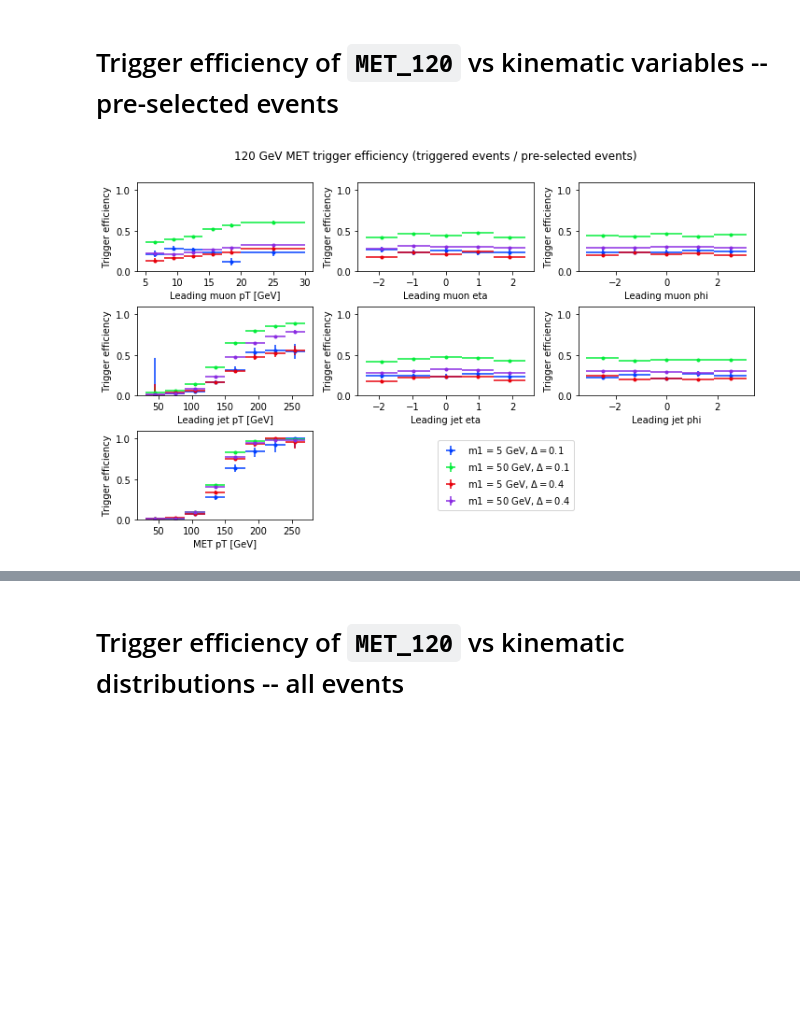
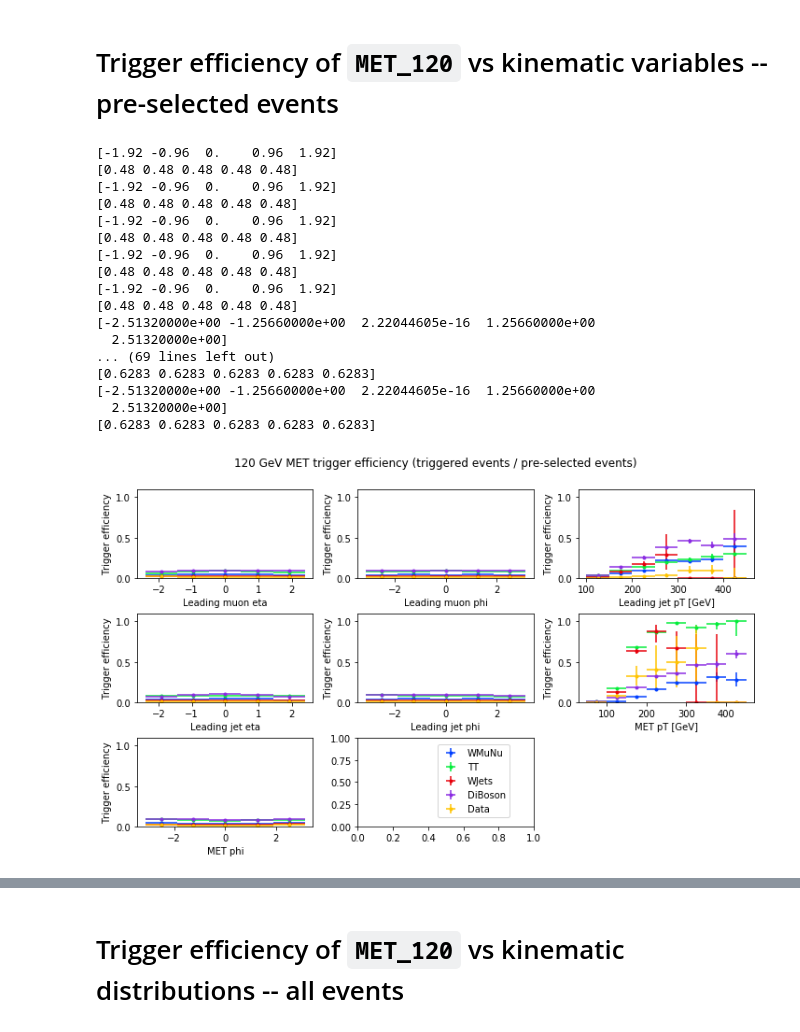
Before and after one commit to afrankenthal/iDM-analysis-plotting, a Jupyter notebook: MetTriggerEffStudies.ipynb, the cells around one changed output, grey strips where cells are left out. Cells and saved outputs as stored; diff of their text form; code cells hidden in the pictures; blank space fills up the shorter version.

```diff
--- a/MetTriggerEffStudies.ipynb
+++ b/MetTriggerEffStudies.ipynb
@@ -163,0 +312,11 @@ samples = {
+# %%
+#MAX_FILES_LIST=50
+for sample, objs in samples.items():
+    for dirs in objs['dir']:
+        print(dirs)
+    #dirs = objs['dir']
+        status, listing = xrdfs.dirlist(f'{basedir}/{dirs}', DirListFlags.STAT)
+        #print(listing)
+        for file in listing:
+            if '.root' in file.name:
+                samples[sample]['filename'].append(f'{redirector}/{basedir}/{dirs}/{file.name}')
@@ -274,7 +508,7 @@ fig, axes = plt.subplots(3,3, figsize=(10,6))
 fig.suptitle('120 GeV MET trigger efficiency (triggered events / pre-selected events)')
 plt.tight_layout(h_pad=2.0)
 fig.subplots_adjust(top=0.90)
-axes[2,1].axis('off')
+#axes[2,1].axis('off')
 axes[2,2].axis('off')
 
 for index, (column, properties) in enumerate(eff_plots.items()):
@@ -282,40 +516,71 @@ for index, (column, properties) in enumerate(eff_plots.items()):
 
     bin_edges = properties['axis']
 
     for sample, objs in samples.items():
-
+        #if objs['label'] is not 'WJets':
+        #    continue
+        df = samples[sample]['enrich'].groupby('entry').nth(0)
         if 'h0' in locals():
             del h0,h1
 
         h0 = ROOT.TH1F(f'h0_1', '', len(bin_edges)-1, bin_edges)
         h1 = ROOT.TH1F(f'h1_1', '', len(bin_edges)-1, bin_edges)
 
-        for l,x in objs['df'].query('fired0==True')[column].groupby('entry').nth(0).iteritems():
+        #or l,x in objs['df'].query('fired0==True')[column].groupby('entry').nth(0).iteritems():
+        #   h0.Fill(x)
+        #or l,x in objs['df'].query('fired0==True & fired==True')[column].groupby('entry').nth(0).iteritems():
+        #   h1.Fill(x)
+
+        for l,x in df[df['fired0']==True][column].iteritems():
             h0.Fill(x)
-        for l,x in objs['df'].query('fired0==True & fired==True')[column].groupby('entry').nth(0).iteritems():
+        for l,x in df[(df['fired0']==True) & (df['fired']==True)][column].iteritems():
             h1.Fill(x)
 
         eff = ROOT.TEfficiency(h1, h0)
         data = extract_teffi(eff)
 
-        if column == 'pt':
+        #print(data['x'])
+        if 'Pt' in column:# 'pt':
             xerr=np.diff(bin_edges)/2
         else:
             xerr = np.insert(np.diff(data['x'])/2, 0, (data['x'][1]-data['x'][0])/2)
-
+        if len(data['x']) != len(properties['axis'])-1:
+            recover = np.add(np.diff(properties['axis'])/2,properties['axis'][:-1])
+            data['x']= np.append(data['x'],recover[len(data['x']):])
+            data['y']= np.append(data['y'],np.full(len(recover)-len(data['y']),0))
+            data['yerr']= np.append(data['yerr'],np.full((2,len(recover)-len(data['yerr'][0])),0),axis=1)
+        #print(xerr)
+        #print(data['x'])
         ax.errorbar(x=data['x'], y=data['y'], xerr=xerr, yerr=data['yerr'],
                     fmt='o', label=f'{objs["label"]}', ms=3, c=objs['color'])
         ax.set_xlabel(properties['label'])
         ax.set_ylabel('Trigger efficiency')
         ax.set_ylim(0,1.1)
 
 handles, labels = ax.get_legend_handles_labels()
 by_label = OrderedDict(zip(labels, handles))
 plt.legend(by_label.values(), by_label.keys(), loc=(-0.8,0.1));
 
-#fig.savefig(f'{web_dir}/trigger_eff_preselected.png', bbox_inches='tight')
+fig.savefig(f'{web_dir}/trigger_eff_preselected.png', bbox_inches='tight')
 # %% [output]
+[-1.92 -0.96  0.    0.96  1.92]
+[0.48 0.48 0.48 0.48 0.48]
+[-1.92 -0.96  0.    0.96  1.92]
+[0.48 0.48 0.48 0.48 0.48]
+[-1.92 -0.96  0.    0.96  1.92]
+[0.48 0.48 0.48 0.48 0.48]
+[-1.92 -0.96  0.    0.96  1.92]
+[0.48 0.48 0.48 0.48 0.48]
+[-1.92 -0.96  0.    0.96  1.92]
+[0.48 0.48 0.48 0.48 0.48]
+[-2.51320000e+00 -1.25660000e+00  2.22044605e-16  1.25660000e+00
+  2.51320000e+00]
+... (69 lines left out)
+[0.6283 0.6283 0.6283 0.6283 0.6283]
+[-2.51320000e+00 -1.25660000e+00  2.22044605e-16  1.25660000e+00
+  2.51320000e+00]
+[0.6283 0.6283 0.6283 0.6283 0.6283]
-[figure, old version]
+[figure, new version]
 # %%
 # Using cf (curve_fit), no x or y errors in the fit
 
```
Also changed, not shown: parts of 13 cells of this notebook.
